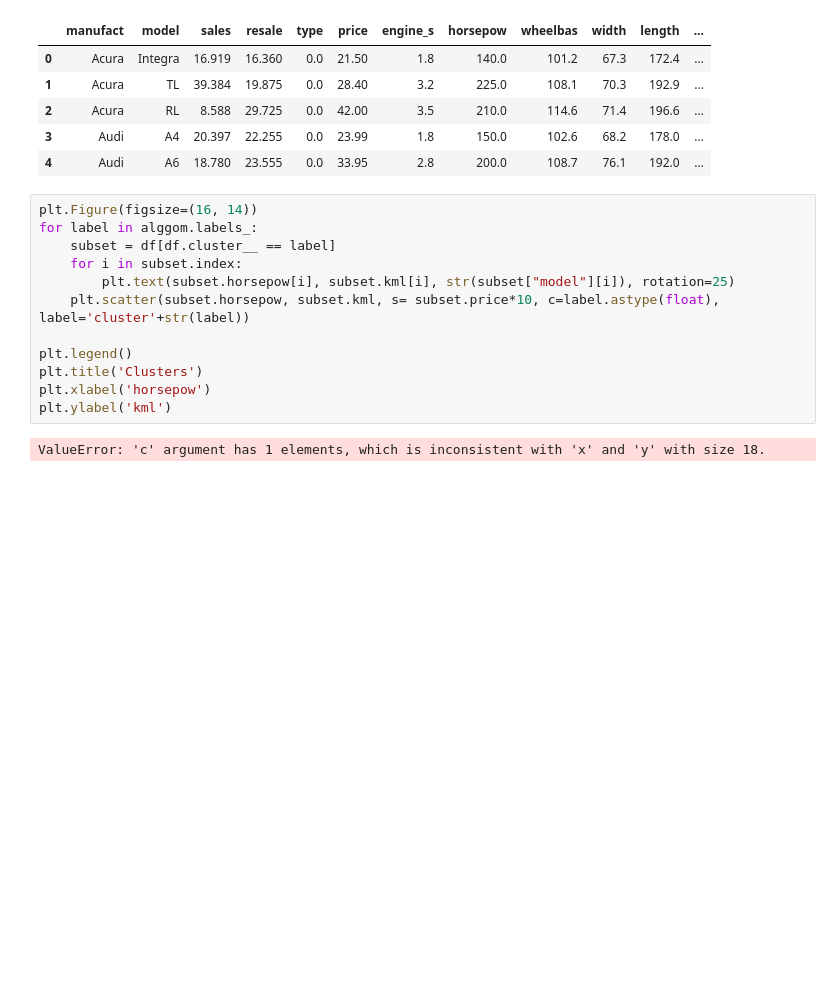
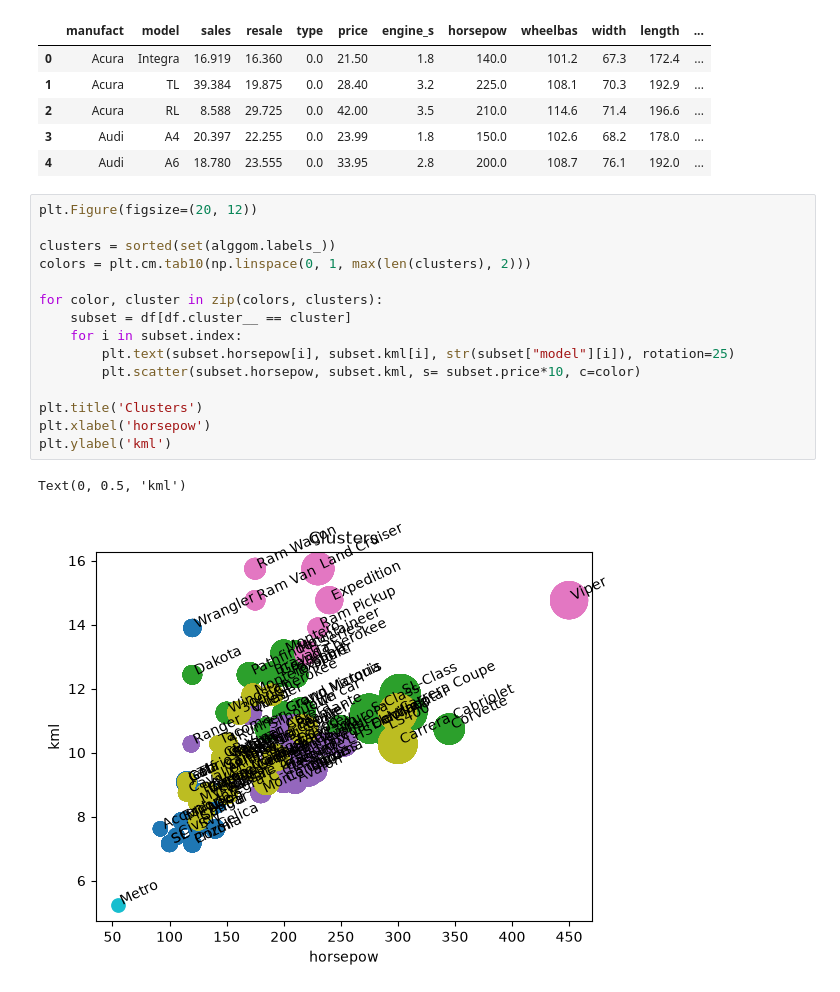
Before and after one commit to SoulT2Sell/machine_learning_practice, a Jupyter notebook: Practice/clus_hierarchy.ipynb, the cells around one changed output. Cells and saved outputs as stored; diff of their text form; blank space fills up the shorter version.

Commit message:
feat(clustering):
DBSCAN clustering practice added with Mall_Customers.csv data and fixed
the clus hierarchy plot.

```diff
--- a/Practice/clus_hierarchy.ipynb
+++ b/Practice/clus_hierarchy.ipynb
@@ -107,16 +107,20 @@ df.head()
 | 3 | Audi | A4 | 20.397 | 22.255 | 0.0 | 23.99 | 1.8 | 150.0 | 102.6 | 68.2 | 178.0 | ... |
 | 4 | Audi | A6 | 18.780 | 23.555 | 0.0 | 33.95 | 2.8 | 200.0 | 108.7 | 76.1 | 192.0 | ... |
 # %%
-plt.Figure(figsize=(16, 14))
-for label in alggom.labels_:
-    subset = df[df.cluster__ == label]
+plt.Figure(figsize=(20, 12))
+
+clusters = sorted(set(alggom.labels_))
+colors = plt.cm.tab10(np.linspace(0, 1, max(len(clusters), 2)))
+
+for color, cluster in zip(colors, clusters):
+    subset = df[df.cluster__ == cluster]
     for i in subset.index:
         plt.text(subset.horsepow[i], subset.kml[i], str(subset["model"][i]), rotation=25)
-    plt.scatter(subset.horsepow, subset.kml, s= subset.price*10, c=label.astype(float), label='cluster'+str(label))
+        plt.scatter(subset.horsepow, subset.kml, s= subset.price*10, c=color)
 
-plt.legend()
 plt.title('Clusters')
 plt.xlabel('horsepow')
 plt.ylabel('kml')
 # %% [output]
-ValueError: 'c' argument has 1 elements, which is inconsistent with 'x' and 'y' with size 18.
+Text(0, 0.5, 'kml')
+[figure, added]
```
Also changed, not shown: 3 other files.
